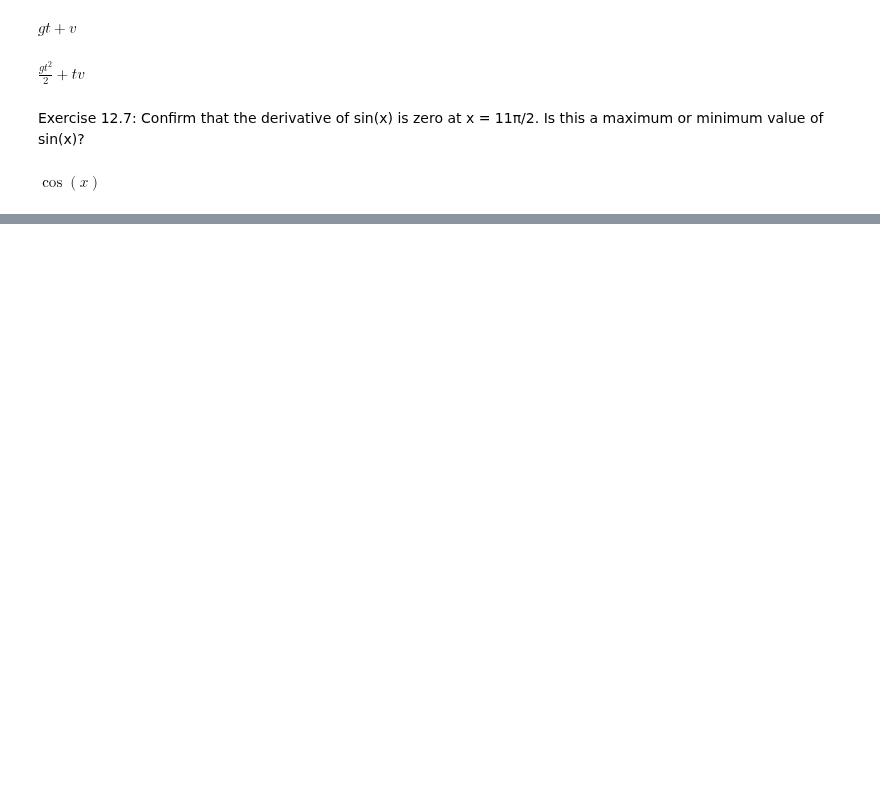
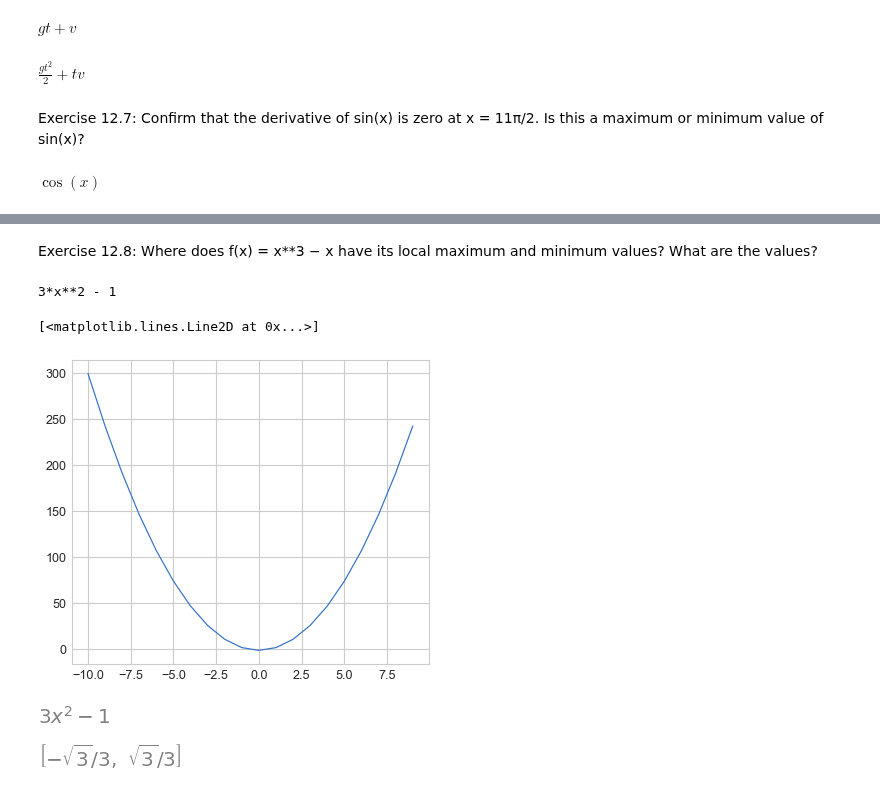
Before and after one commit to aliakhtar/maths4programmers-python, a Jupyter notebook: ch12/12.2.ipynb, the cells around one changed output, grey strips where cells are left out. Cells and saved outputs as stored; diff of their text form; code cells hidden in the pictures; blank space fills up the shorter version.

```diff
--- a/ch12/12.2.ipynb
+++ b/ch12/12.2.ipynb
@@ -64,0 +67,18 @@ print(Derivative(cos(11 * pi / 2)).doit())
+# %% [markdown]
+Exercise 12.8: Where does f(x) = x**3 − x have its local maximum and minimum values? What are the values?
+# %%
+
+values = [3*(i**2) -1 for i in xs]
+plt.plot(xs, values)
+# %% [output]
+3*x**2 - 1
+[<matplotlib.lines.Line2D at 0x...>]
+[figure, added]
+# %%
+Derivative(x ** 3 - x, x).doit()
+# %% [output]
+[figure, added]
+# %%
+solve(Derivative(x ** 3 - x, x).doit(), x)
+# %% [output]
+[figure, added]
```
Also changed, not shown: parts of 4 cells of this notebook.
